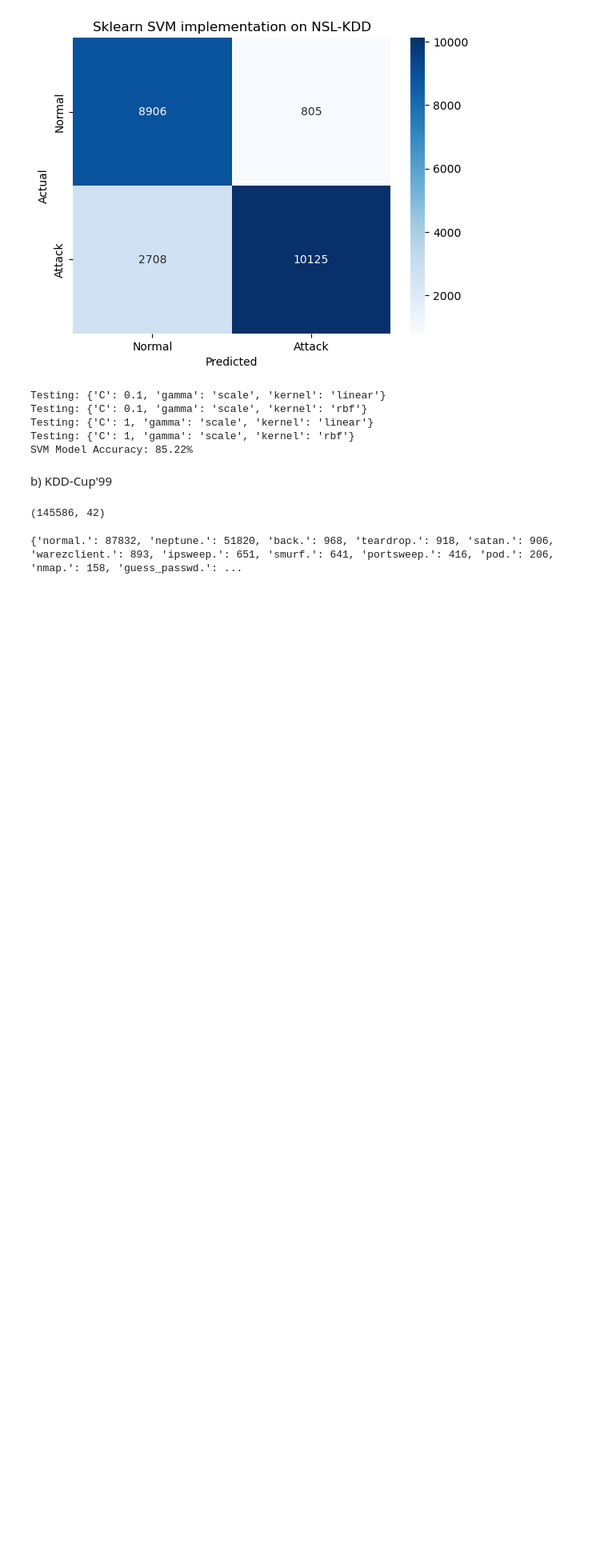
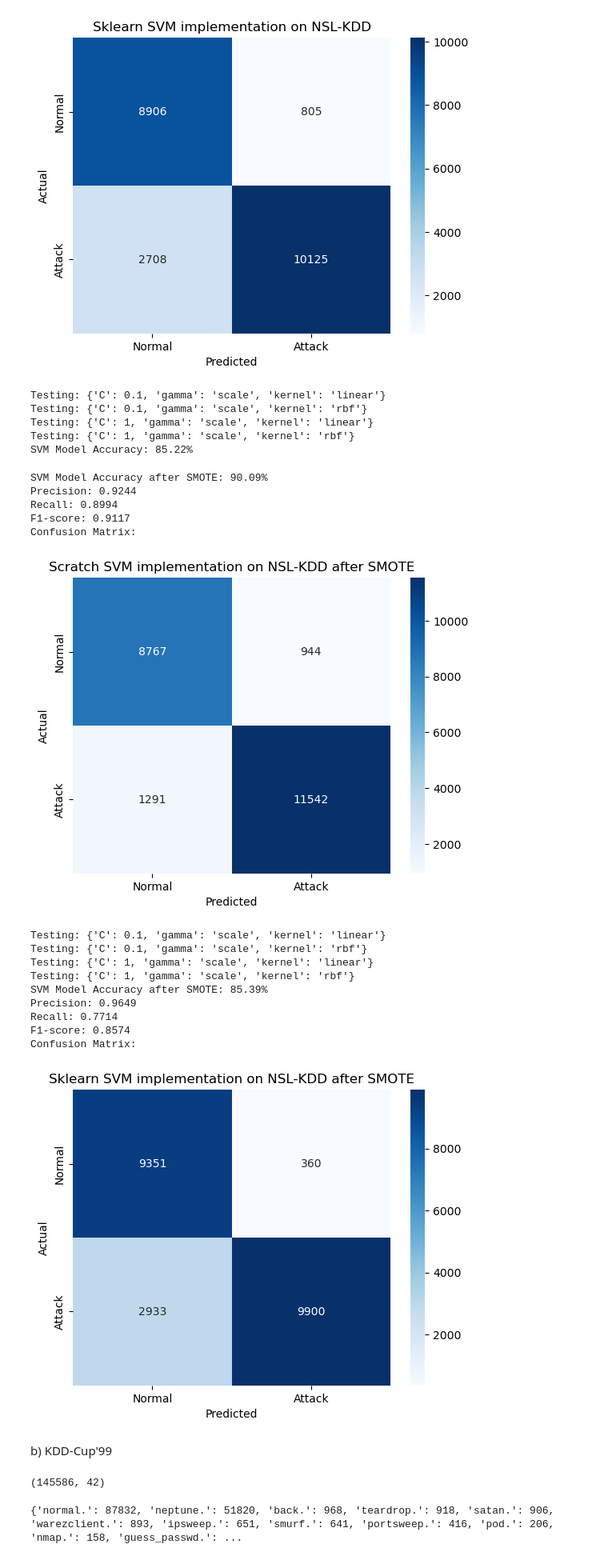
Before and after one commit to Satvik0110/Network-Intrusion-Detector, a Jupyter notebook: NID_using_SVM.ipynb, the cells around one changed output. Shown: that part at 80% size. Saved outputs shown, nothing was run; the diff lists cells and outputs as text; code cells hidden in the pictures; blank space fills up the shorter version.

```diff
--- a/NID_using_SVM.ipynb
+++ b/NID_using_SVM.ipynb
@@ -405,6 +322,85 @@ Testing: {'C': 0.1, 'gamma': 'scale', 'kernel': 'rbf'}
 Testing: {'C': 1, 'gamma': 'scale', 'kernel': 'linear'}
 Testing: {'C': 1, 'gamma': 'scale', 'kernel': 'rbf'}
 SVM Model Accuracy: 85.22%
+# %%
+from sklearn.model_selection import train_test_split
+from imblearn.over_sampling import SMOTE
+from sklearn.svm import SVC
+from sklearn.metrics import precision_score, recall_score, f1_score, confusion_matrix
+import seaborn as sns
+import matplotlib.pyplot as plt
+
+
+# Step 2: Apply SMOTE
+smote = SMOTE(random_state=42)
+X_train_sm, y_train_sm = smote.fit_resample(X_train, y_train)
+
+# Step 3: Train the SVM model on the resampled data
+model = SVM(learning_rate=0.001, lambda_param=0.01, epochs=10)
+model.fit(X_train_sm, y_train_sm)
+y_pred = model.predict(X_test)
+accuracy = np.mean(y_pred == y_test) * 100
+
+print(f"SVM Model Accuracy after SMOTE: {accuracy:.2f}%")
+
+# Evaluate performance metrics
+precision_svm = precision_score(y_test, y_pred)
+recall_svm = recall_score(y_test, y_pred)
+f1_svm = f1_score(y_test, y_pred)
+print(f"Precision: {precision_svm:.4f}")
+print(f"Recall: {recall_svm:.4f}")
+print(f"F1-score: {f1_svm:.4f}")
+print("Confusion Matrix:")
+cm = confusion_matrix(y_test, y_pred)
+title='Scratch SVM implementation on NSL-KDD after SMOTE'
+#plt.figure(figsize=(5, 4))
+sns.heatmap(cm, annot=True, fmt="d", cmap="Blues", xticklabels=["Normal", "Attack"], yticklabels=["Normal", "Attack"])
+plt.xlabel("Predicted")
+plt.ylabel("Actual")
+plt.title(title)
+plt.show()
+
+best = bestparams(X_train, X_val, y_train, y_val)
+skmodel = SVC(**best)
+skmodel.fit(X_train_sm, y_train_sm)
+y_pred = skmodel.predict(X_test)
+accuracy = np.mean(y_pred == y_test) * 100
+
+print(f"SVM Model Accuracy after SMOTE: {accuracy:.2f}%")
+
+# Evaluate performance metrics
+precision_svm = precision_score(y_test, y_pred)
+recall_svm = recall_score(y_test, y_pred)
+f1_svm = f1_score(y_test, y_pred)
+print(f"Precision: {precision_svm:.4f}")
+print(f"Recall: {recall_svm:.4f}")
+print(f"F1-score: {f1_svm:.4f}")
+print("Confusion Matrix:")
+cm = confusion_matrix(y_test, y_pred)
+title='Sklearn SVM implementation on NSL-KDD after SMOTE'
+#plt.figure(figsize=(5, 4))
+sns.heatmap(cm, annot=True, fmt="d", cmap="Blues", xticklabels=["Normal", "Attack"], yticklabels=["Normal", "Attack"])
+plt.xlabel("Predicted")
+plt.ylabel("Actual")
+plt.title(title)
+plt.show()
+# %% [output]
+SVM Model Accuracy after SMOTE: 90.09%
+Precision: 0.9244
+Recall: 0.8994
+F1-score: 0.9117
+Confusion Matrix:
+[figure, added]
+Testing: {'C': 0.1, 'gamma': 'scale', 'kernel': 'linear'}
+Testing: {'C': 0.1, 'gamma': 'scale', 'kernel': 'rbf'}
+Testing: {'C': 1, 'gamma': 'scale', 'kernel': 'linear'}
+Testing: {'C': 1, 'gamma': 'scale', 'kernel': 'rbf'}
+SVM Model Accuracy after SMOTE: 85.39%
+Precision: 0.9649
+Recall: 0.7714
+F1-score: 0.8574
+Confusion Matrix:
+[figure, added]
 # %% [markdown]
 b) KDD-Cup'99
 # %%
```
Also changed, not shown: parts of 10 cells of this notebook.
